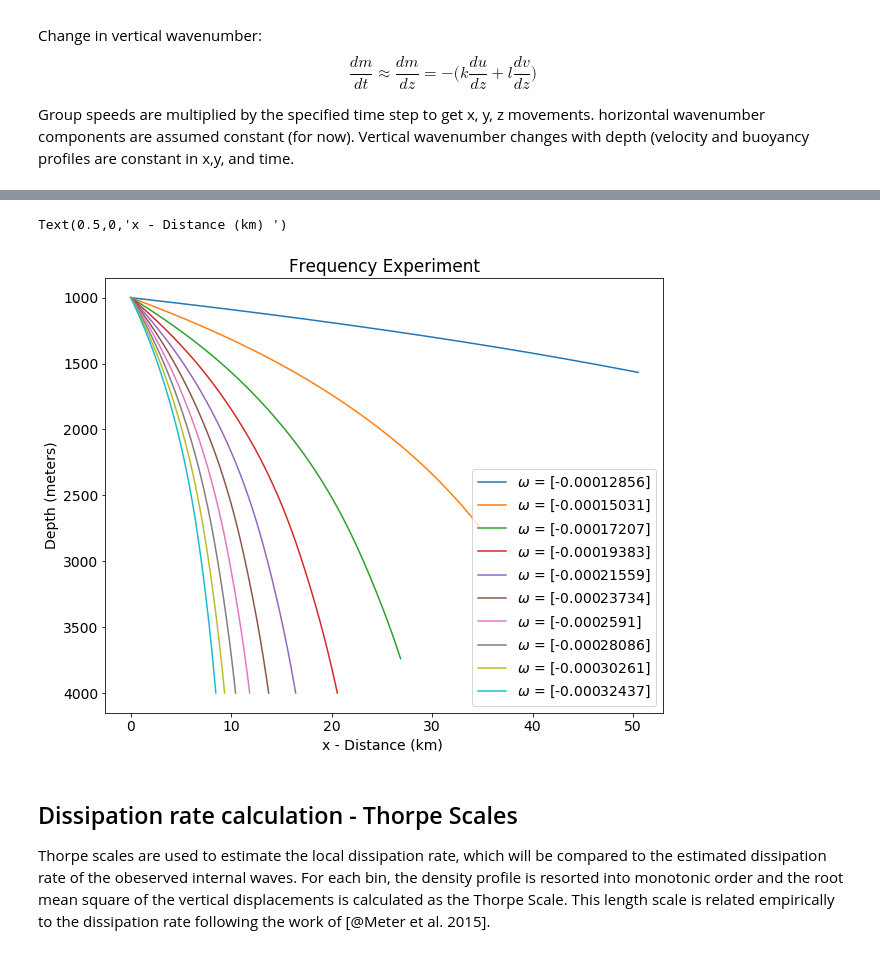
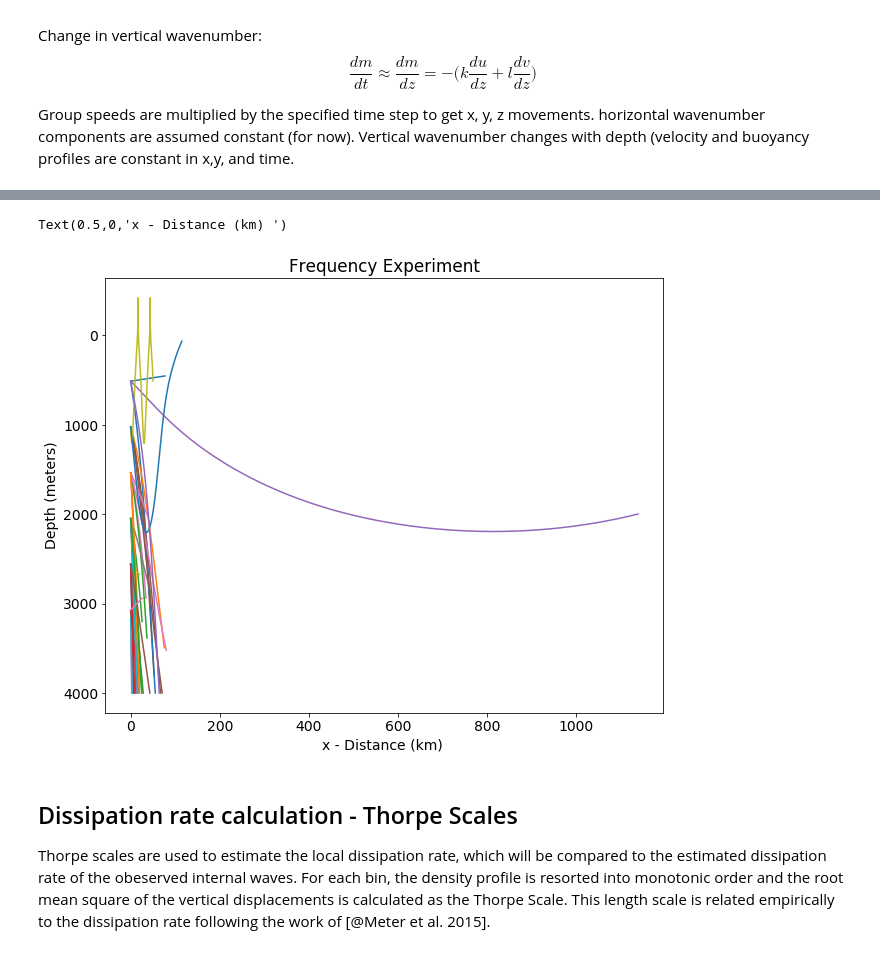
Before and after one commit to saltyPhysics/Lee_waves_dissertation, a Jupyter notebook: Internal_waves_shag_rocks.ipynb, the cells around one changed output, grey strips where cells are left out. Saved outputs shown, nothing was run; the diff lists cells and outputs as text; code cells hidden in the pictures.

```diff
--- a/Internal_waves_shag_rocks.ipynb
+++ b/Internal_waves_shag_rocks.ipynb
@@ -255,7 +246,11 @@ f = np.nanmean(gsw.f(lat))
 # version 2 omega calculation - where did this come from?
 omega = f*np.sqrt(((KE+PE)/(KE-PE))) # Waterman et al. 2012 (Ithink)
 
-m = (2*np.pi)/800
+# m = (2*np.pi)/800
+
+m = (2*np.pi)*np.nanmean(ke_peaks, axis=1)
+m = np.reshape(m, KE.shape, order='F')
+
 
 kh = m*np.sqrt(((f**2 - omega**2)/(omega**2 - N2mean))) # Waterman et al. 2012
 kh2 = (m/np.sqrt(N2mean))*(np.sqrt(omega**2 - f**2)) # Where (meyer i think?)
@@ -298,7 +293,7 @@ norm=colors.LogNorm(vmin=lambdaH.min(), vmax=lambdaH.max())
 
 # lambdaH[mask] = np.nan
 plt.subplot(612)
-plt.pcolormesh(dist.flatten(), depths.flatten(), (lambdaH), cmap='winter', norm=None)
+plt.pcolormesh(dist.flatten(), depths.flatten(), (lambdaH), cmap=cmocean.cm.curl, norm=None)
 c2 = plt.colorbar(extend='max')
 c2.set_label(r'km')
 plt.gca().invert_yaxis()
@@ -475,7 +511,14 @@ Using the frequency wavenumber estimates from above, ray tracing seemed to show
 # %%
-N = np.sqrt(np.nanmean(N2))
-omegas = np.linspace(1.1*f, -N/5, num=10)
-waves = [rt.wave(k=k1, l=l1, m=m1, w0=omega1, z0=z0) for omega1 in omegas]
+depths2 = np.tile(depths, (21,1))
+seafloor = 4000
+status = False
+
+waves = []
+for i in range(KE.flatten().shape[0]):
+    if np.sum(np.isfinite([k.flatten()[i], l.flatten()[i], m.flatten()[i], omega.flatten()[i]])) == 4:
+        waves.append(rt.wave(k=k.flatten()[i],
+                        l=l.flatten()[i], m=-m.flatten()[i],
+                        w0=omega.flatten()[i], z0=depths2.flatten()[i]))
 duration = 48
 tstep = 10
 status = 6
@@ -495,17 +551,17 @@ Wave ray hit seafloor
 # %%
 # Plot ray tracing (Cell is split to make plot changes without having to re run the model)
 plt.figure(figsize=[10,8])
 for wave in waves:
     plt.plot(wave.x_ray.flatten(), wave.z_ray.flatten(), label=r'$\omega$ = {}'.format(wave.w0_init))
 
-plt.legend()
+
 plt.gca().invert_yaxis()
 plt.title('Frequency Experiment')
 plt.ylabel('Depth (meters)')
 plt.xlabel('x - Distance (km) ')
 # %% [output]
 Text(0.5,0,'x - Distance (km) ')
-[figure, old version]
+[figure, new version]
 # %% [markdown]
 ## Dissipation rate calculation - Thorpe Scales
 Thorpe scales are used to estimate the local dissipation rate, which will be compared to the estimated dissipation rate of the obeserved internal waves. For each bin, the density profile is resorted into monotonic order and the root mean square of the vertical displacements is calculated as the Thorpe Scale. This length scale is related empirically to the dissipation rate following the work of [@Meter et al. 2015].
```
Also changed, not shown: parts of 19 cells of this notebook, 1 other file.
